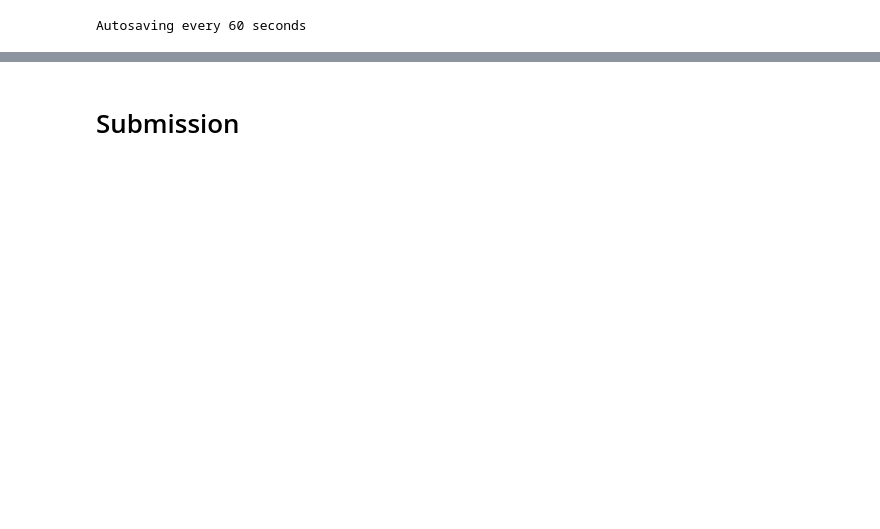
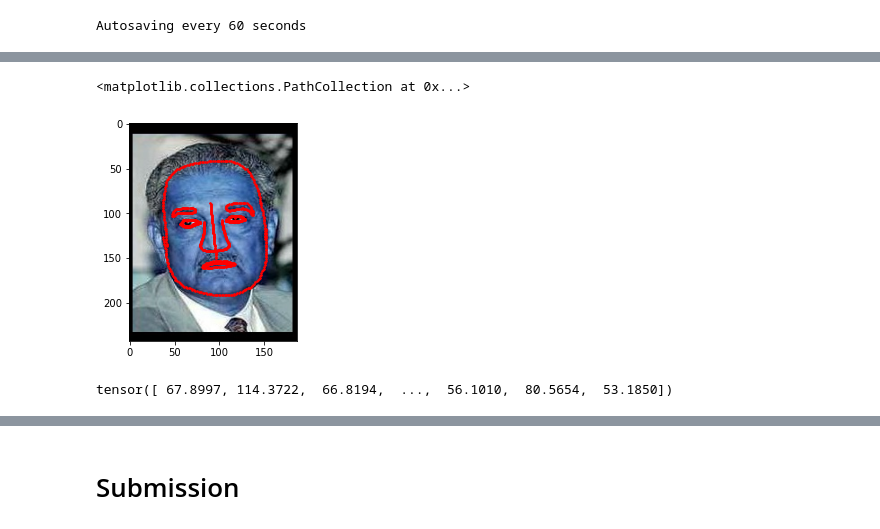
Before and after one commit to Ilyua/cv_made, a Jupyter notebook: contest1/Untitled.ipynb, the cells around one changed output, grey strips where cells are left out. Cells and saved outputs as stored; diff of their text form; code cells hidden in the pictures; blank space fills up the shorter version.

```diff
--- a/contest1/Untitled.ipynb
+++ b/contest1/Untitled.ipynb
@@ -219,0 +242,5 @@ VGG(
+# %%
+idx=200
+# %%
+origin_image=cv2.imread(train_dataset.image_names[idx])
+origin_landmarks=train_dataset.landmarks[idx]
@@ -219,0 +249,6 @@ VGG(
+# %%
+plt.imshow(origin_image)
+plt.scatter(origin_landmarks[:, 0], origin_landmarks[:, 1], s=10, marker='.', c='r')
+# %% [output]
+<matplotlib.collections.PathCollection at 0x...>
+[figure, added]
@@ -219,0 +257,4 @@ VGG(
+# %%
+unscaled_predicitons
+# %% [output]
+tensor([ 67.8997, 114.3722,  66.8194,  ...,  56.1010,  80.5654,  53.1850])
```
Also changed, not shown: parts of 35 cells of this notebook, 1 other file.
